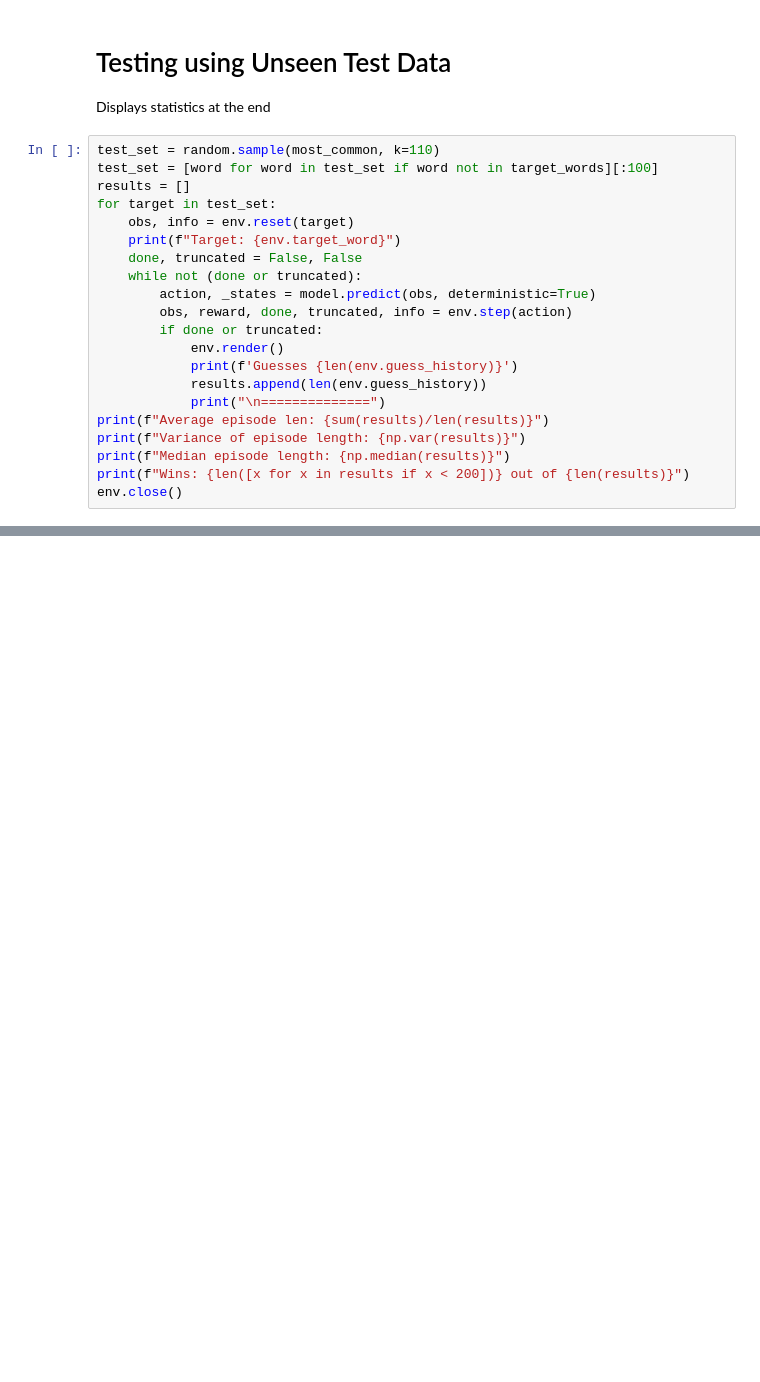
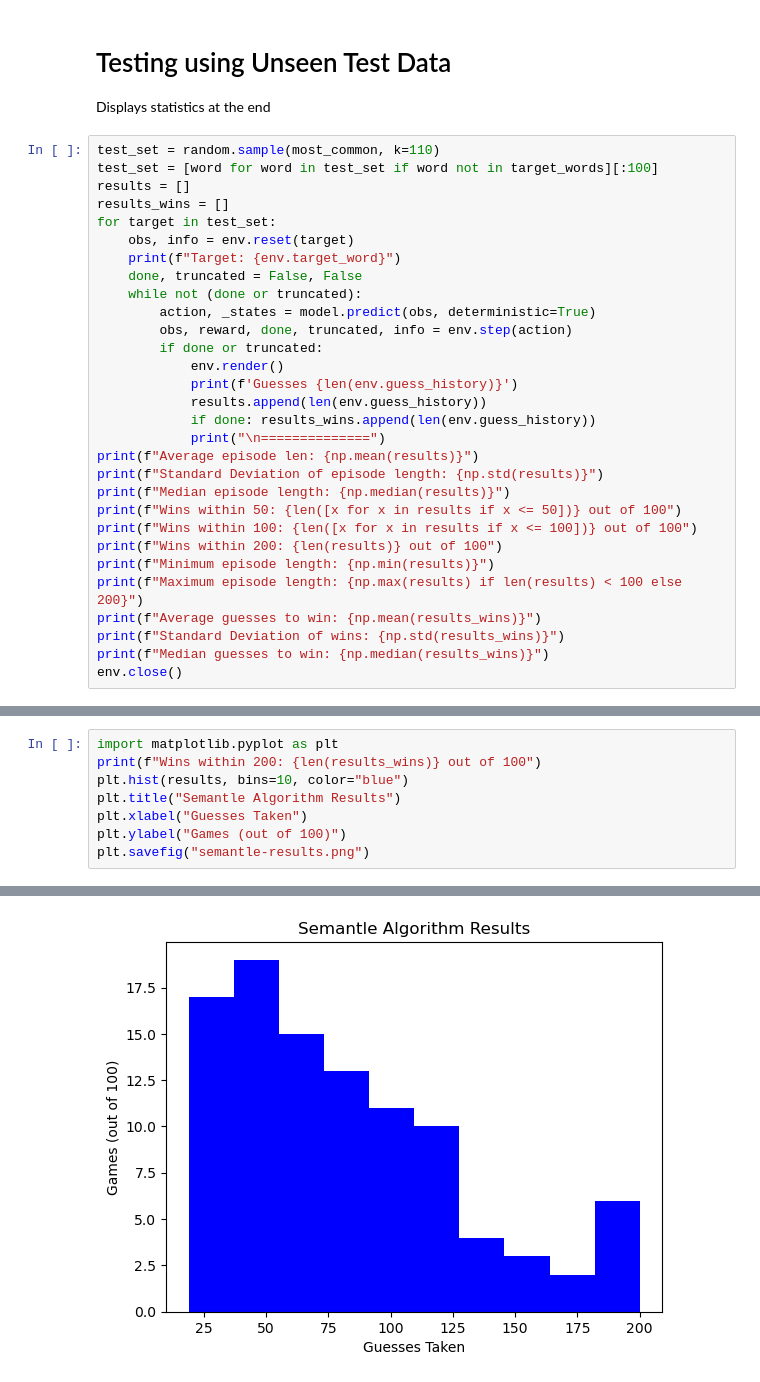
Before and after one commit to eric27n/compsci-685-project-semantle, a Jupyter notebook: Semantle-RL2.ipynb, the cells around one changed output, grey strips where cells are left out. Drawn from its saved outputs; the diff is of its cells as text; blank space fills up the shorter version.

```diff
--- a/Semantle-RL2.ipynb
+++ b/Semantle-RL2.ipynb
@@ -213,6 +213,7 @@ Displays statistics at the end
 test_set = random.sample(most_common, k=110)
 test_set = [word for word in test_set if word not in target_words][:100]
 results = []
+results_wins = []
 for target in test_set:
     obs, info = env.reset(target)
     print(f"Target: {env.target_word}")
@@ -224,11 +225,19 @@ for target in test_set:
             env.render()
             print(f'Guesses {len(env.guess_history)}')
             results.append(len(env.guess_history))
+            if done: results_wins.append(len(env.guess_history))
             print("\n==============")
-print(f"Average episode len: {sum(results)/len(results)}")
-print(f"Variance of episode length: {np.var(results)}")
+print(f"Average episode len: {np.mean(results)}")
+print(f"Standard Deviation of episode length: {np.std(results)}")
 print(f"Median episode length: {np.median(results)}")
-print(f"Wins: {len([x for x in results if x < 200])} out of {len(results)}")
+print(f"Wins within 50: {len([x for x in results if x <= 50])} out of 100")
+print(f"Wins within 100: {len([x for x in results if x <= 100])} out of 100")
+print(f"Wins within 200: {len(results)} out of 100")
+print(f"Minimum episode length: {np.min(results)}")
+print(f"Maximum episode length: {np.max(results) if len(results) < 100 else 200}")
+print(f"Average guesses to win: {np.mean(results_wins)}")
+print(f"Standard Deviation of wins: {np.std(results_wins)}")
+print(f"Median guesses to win: {np.median(results_wins)}")
 env.close()
 # %% [output]
 ======================
@@ -250,0 +260,9 @@ Wins: 93 out of 100
+# %%
+import matplotlib.pyplot as plt
+print(f"Wins within 200: {len(results_wins)} out of 100")
+plt.hist(results, bins=10, color="blue")
+plt.title("Semantle Algorithm Results")
+plt.xlabel("Guesses Taken")
+plt.ylabel("Games (out of 100)")
+plt.savefig("semantle-results.png")
+# %% [output]
@@ -250,0 +270 @@ Wins: 93 out of 100
+[figure, added]
```
Also changed, not shown: parts of 3 cells of this notebook.
